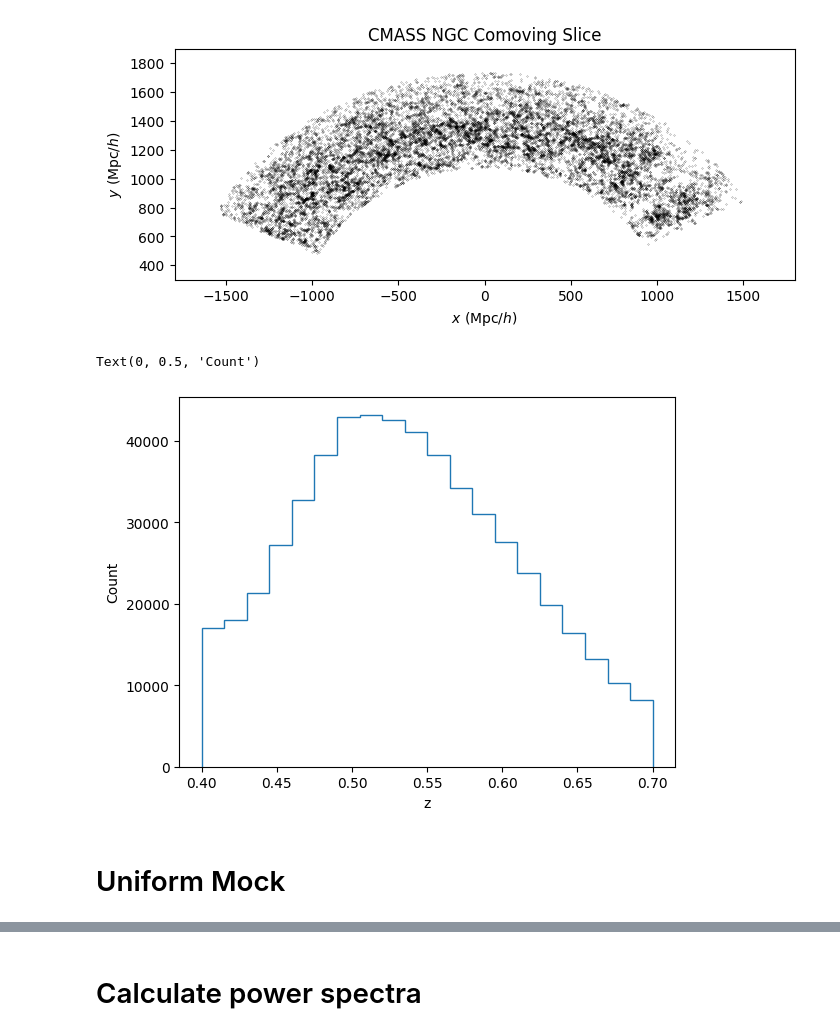
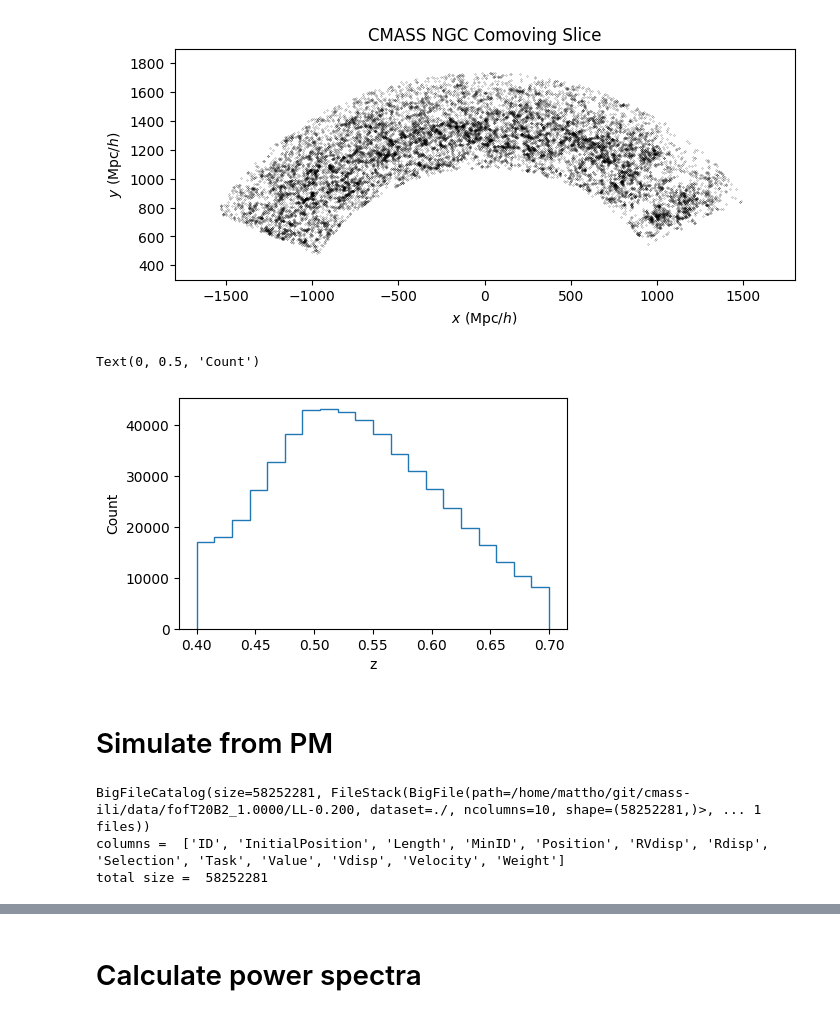
Before and after one commit to maho3/ltu-cmass, a Jupyter notebook: workspace.ipynb, the cells around one changed output, grey strips where cells are left out. Saved outputs shown, nothing was run; the diff lists cells and outputs as text; code cells hidden in the pictures.

```diff
--- a/workspace.ipynb
+++ b/workspace.ipynb
@@ -180,13 +108,11 @@ f.savefig('images/cmass_comoving.jpg', dpi=400, bbox_inches='tight')
 # %%
 # plot n(z)
 
-f, ax = plt.subplots()
+f, ax = plt.subplots(figsize=(5,3))
 ax.hist(rdz[...,-1], 20, histtype='step')
 ax.set_xlabel('z')
 ax.set_ylabel('Count')
 # %% [output]
 Text(0, 0.5, 'Count')
-[figure, old version]
+[figure, new version]
-# %% [markdown]
-# Uniform Mock
 # %%
@@ -219,0 +122,2 @@ mrdz = pos.compute().T
+# %% [markdown]
+# Simulate from PM
@@ -219,0 +127,12 @@ mrdz = pos.compute().T
+# %%
+# load HOD halos
+from nbodykit.source.catalog import BigFileCatalog
+f = BigFileCatalog('data/fofT20B2_1.0000/LL-0.200', header='attr-v2')
+
+print(f)
+print("columns = ", f.columns) # default Weight,Selection also present
+print("total size = ", f.csize)
+# %% [output]
+BigFileCatalog(size=58252281, FileStack(BigFile(path=/home/mattho/git/cmass-ili/data/fofT20B2_1.0000/LL-0.200, dataset=./, ncolumns=10, shape=(58252281,)>, ... 1 files))
+columns =  ['ID', 'InitialPosition', 'Length', 'MinID', 'Position', 'RVdisp', 'Rdisp', 'Selection', 'Task', 'Value', 'Vdisp', 'Velocity', 'Weight']
+total size =  58252281
```
Also changed, not shown: parts of 79 cells of this notebook, 2 other files.
